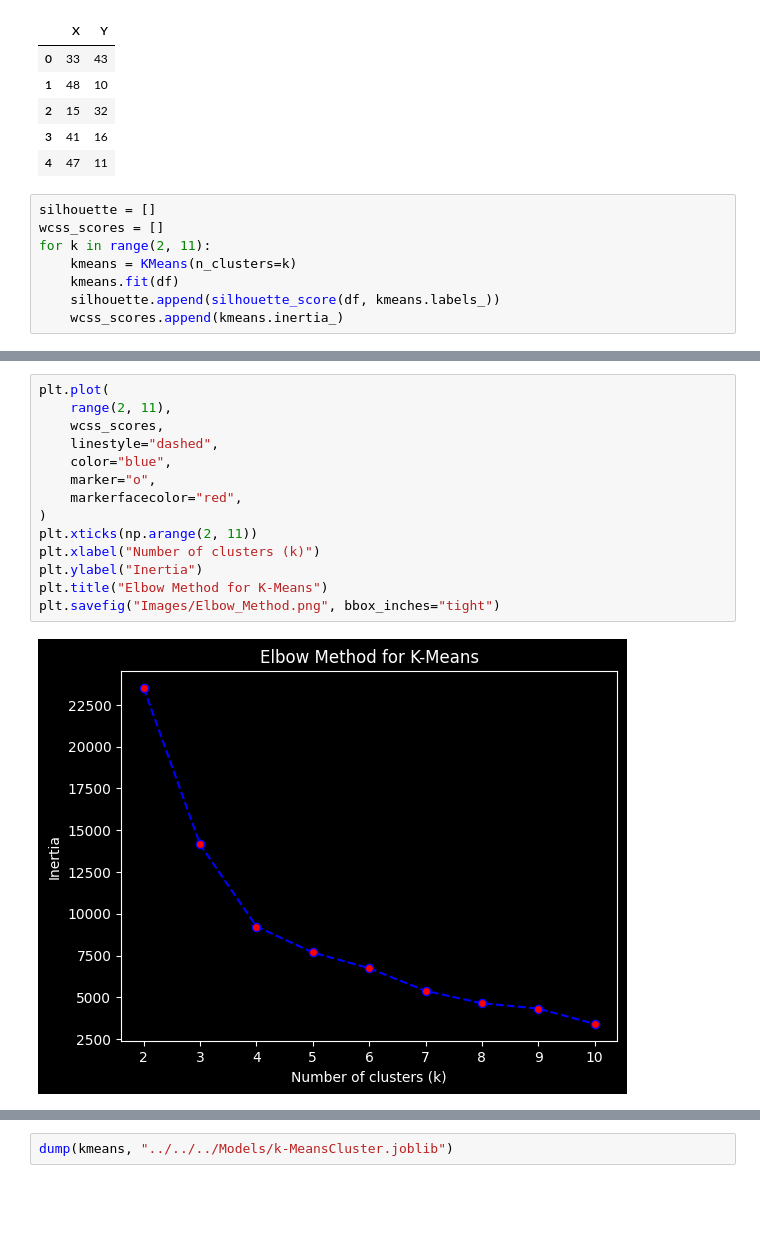
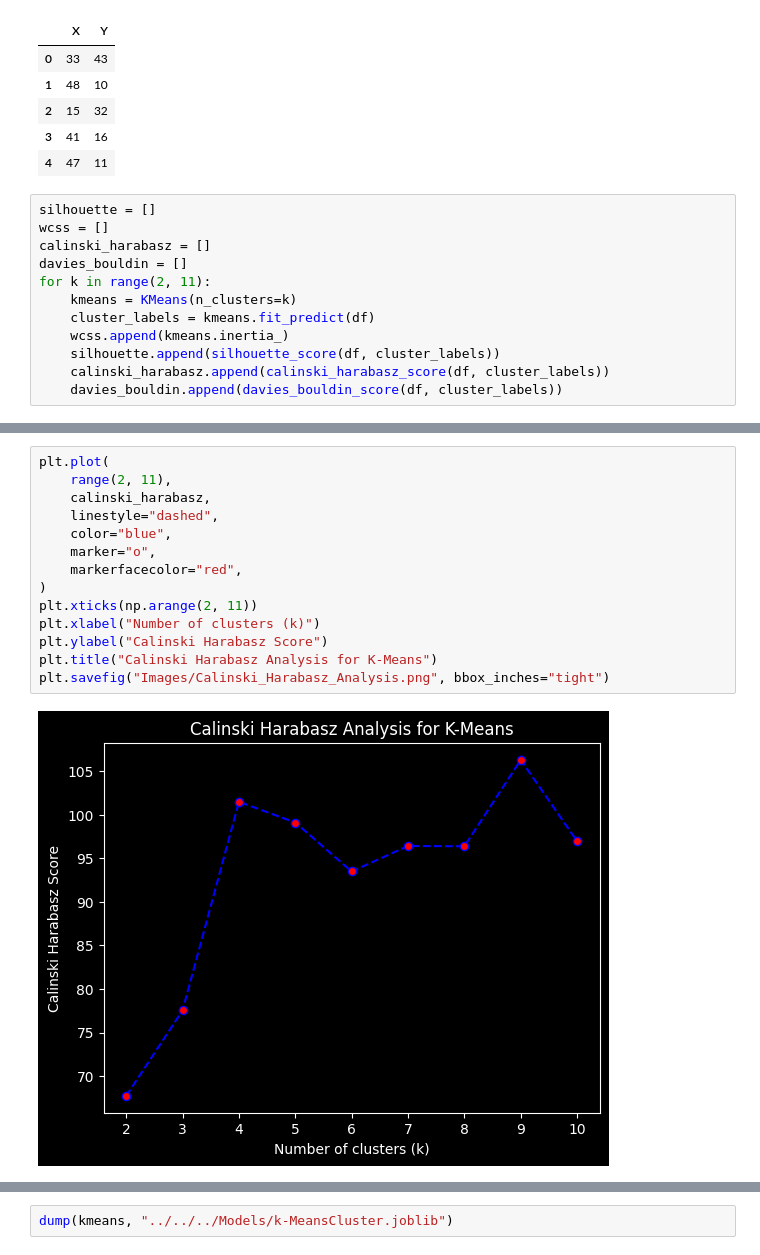
Before and after one commit to debjitpal5040/ML_Algorithms, a Jupyter notebook: Machine Learning Algorithms/Unsupervised Learning/K-Means Clustering/K-Means_Clustering.ipynb, the cells around one changed output, grey strips where cells are left out. Saved outputs shown, nothing was run; the diff lists cells and outputs as text; blank space fills up the shorter version.

```diff
--- a/Machine Learning Algorithms/Unsupervised Learning/K-Means Clustering/K-Means_Clustering.ipynb
+++ b/Machine Learning Algorithms/Unsupervised Learning/K-Means Clustering/K-Means_Clustering.ipynb
@@ -19,9 +22,13 @@ df.head()
 | 4 | 47 | 11 |
 # %%
 silhouette = []
-wcss_scores = []
+wcss = []
+calinski_harabasz = []
+davies_bouldin = []
 for k in range(2, 11):
     kmeans = KMeans(n_clusters=k)
-    kmeans.fit(df)
-    silhouette.append(silhouette_score(df, kmeans.labels_))
-    wcss_scores.append(kmeans.inertia_)
+    cluster_labels = kmeans.fit_predict(df)
+    wcss.append(kmeans.inertia_)
+    silhouette.append(silhouette_score(df, cluster_labels))
+    calinski_harabasz.append(calinski_harabasz_score(df, cluster_labels))
+    davies_bouldin.append(davies_bouldin_score(df, cluster_labels))
@@ -44,16 +67,16 @@ plt.savefig("Images/Silhouette_Analysis.png", bbox_inches="tight")
 # %%
 plt.plot(
     range(2, 11),
-    wcss_scores,
+    calinski_harabasz,
     linestyle="dashed",
     color="blue",
     marker="o",
     markerfacecolor="red",
 )
 plt.xticks(np.arange(2, 11))
 plt.xlabel("Number of clusters (k)")
-plt.ylabel("Inertia")
-plt.title("Elbow Method for K-Means")
-plt.savefig("Images/Elbow_Method.png", bbox_inches="tight")
+plt.ylabel("Calinski Harabasz Score")
+plt.title("Calinski Harabasz Analysis for K-Means")
+plt.savefig("Images/Calinski_Harabasz_Analysis.png", bbox_inches="tight")
 # %% [output]
-[figure, old version]
+[figure, new version]
```
Also changed, not shown: parts of 15 cells of this notebook, 15 other files.
